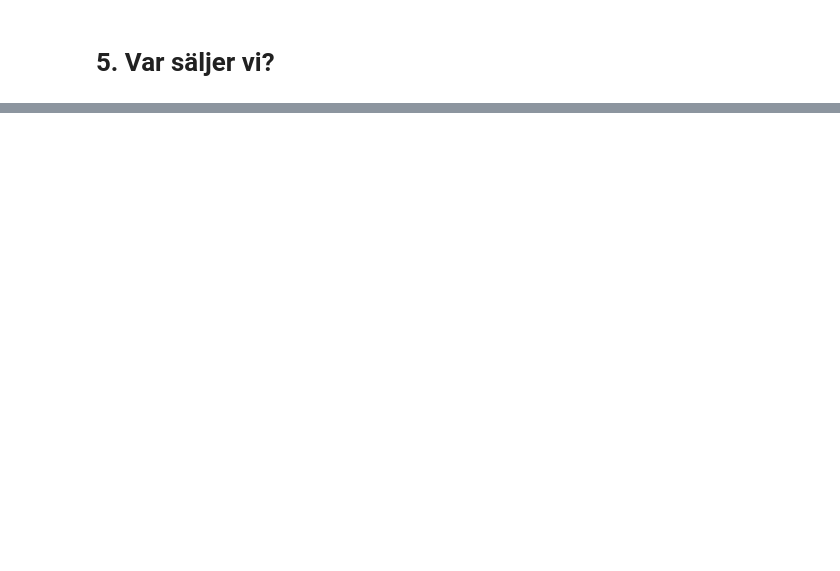
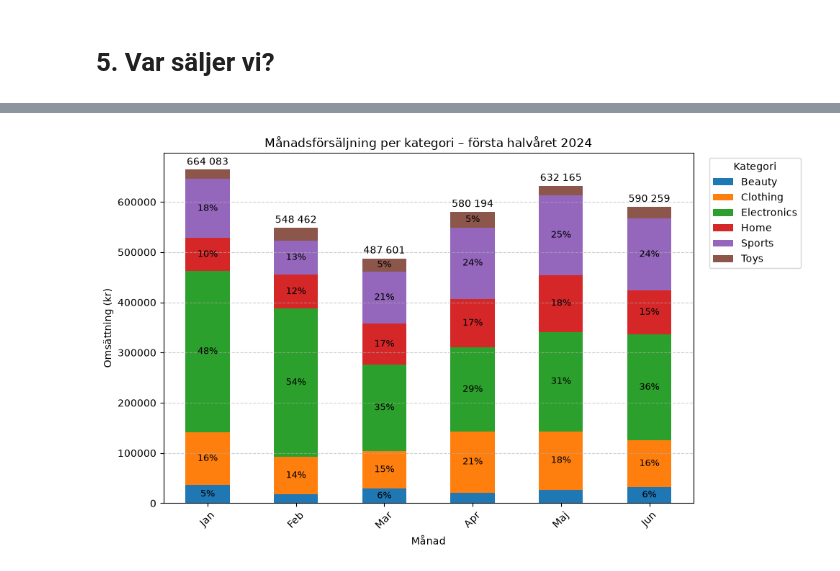
Before and after one commit to VafaNasirova-analytics/e-handel-analys, a Jupyter notebook: notebooks/report.ipynb, the cells around one changed output, grey strips where cells are left out. Drawn from its saved outputs; the diff is of its cells as text; code cells hidden in the pictures; blank space fills up the shorter version.

```diff
--- a/notebooks/report.ipynb
+++ b/notebooks/report.ipynb
@@ -149,0 +339,4 @@ plt.show()
+# %%
+df_manad = df.copy()
+df_manad["date"] = pd.to_datetime(df_manad["date"])
+df_manad["månad"] = df_manad["date"].dt.month
@@ -149,0 +363,15 @@ plt.show()
+# %%
+from src.metrics import månadsförsäljning_kategori
+
+omsattning_kategori = månadsförsäljning_kategori(df_manad)
+# %%
+import importlib
+import src.viz
+
+importlib.reload(src.viz)
+
+from src.viz import visa_manadsforsaljning_kategori
+
+visa_manadsforsaljning_kategori(omsattning_kategori)
+# %% [output]
+[figure, added]
```
Also changed, not shown: parts of 47 cells of this notebook, 2 other files.
